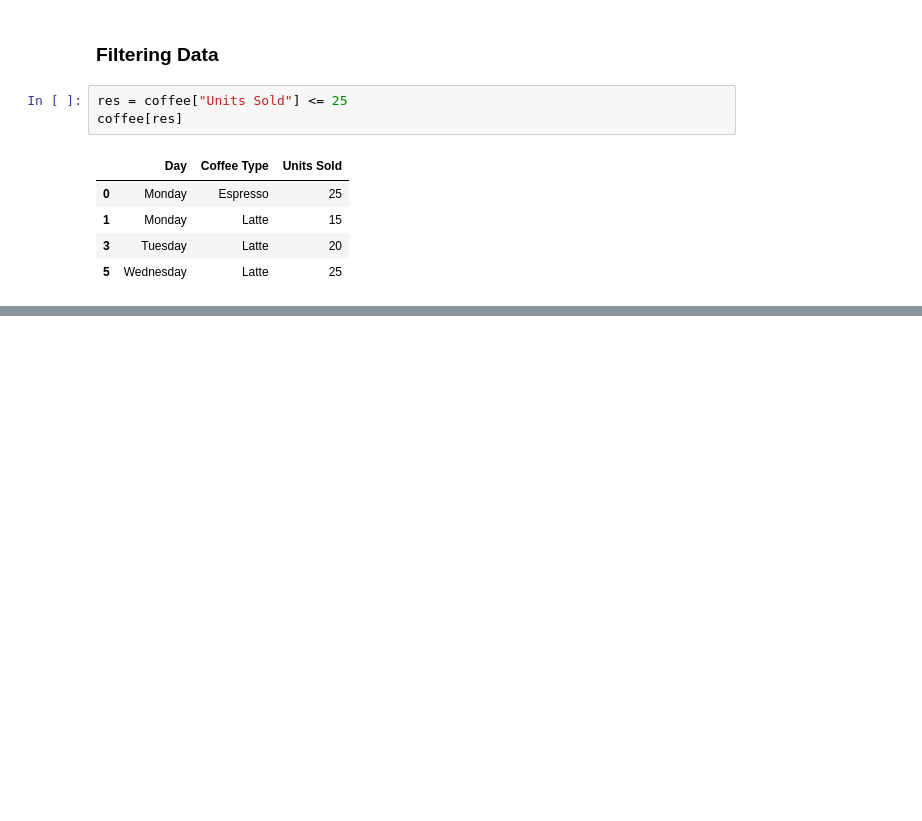
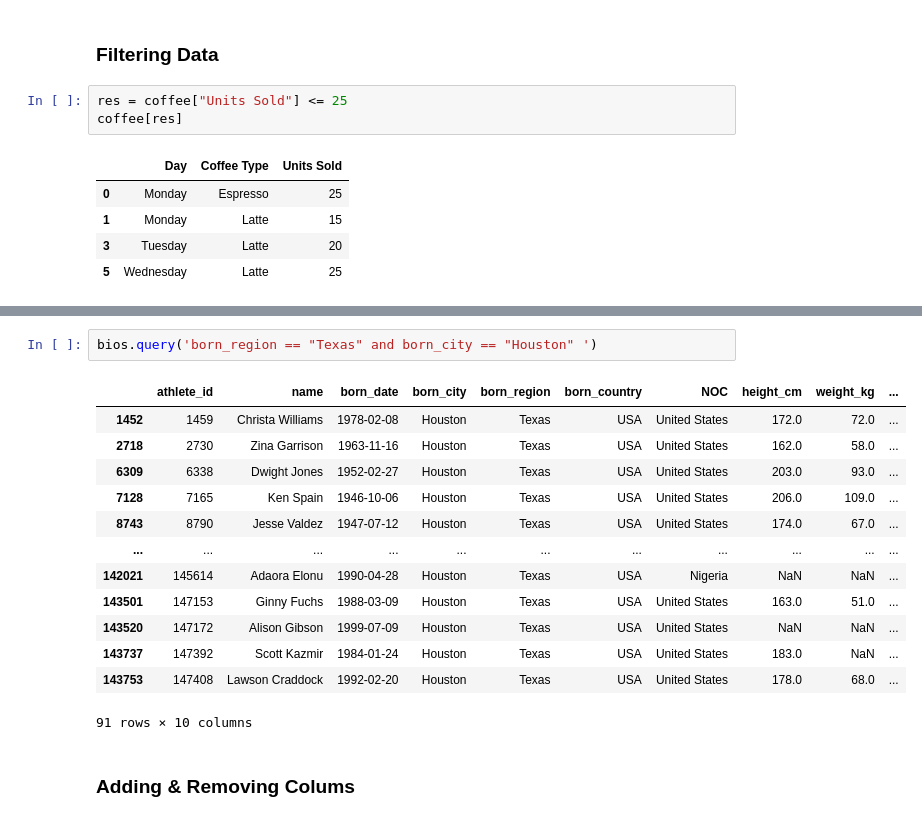
Before and after one commit to SHIVA6174/PyThon-Pandas-Course, a Jupyter notebook: Pandas.ipynb, the cells around one changed output, grey strips where cells are left out. Saved outputs shown, nothing was run; the diff lists cells and outputs as text; blank space fills up the shorter version.

```diff
--- a/Pandas.ipynb
+++ b/Pandas.ipynb
@@ -545,0 +625,18 @@ coffee[res]
+# %%
+bios.query('born_region == "Texas" and born_city == "Houston" ')
+# %% [output]
+|  | athlete_id | name | born_date | born_city | born_region | born_country | NOC | height_cm | weight_kg | ... |
+| 1452 | 1459 | Christa Williams | 1978-02-08 | Houston | Texas | USA | United States | 172.0 | 72.0 | ... |
+| 2718 | 2730 | Zina Garrison | 1963-11-16 | Houston | Texas | USA | United States | 162.0 | 58.0 | ... |
+| 6309 | 6338 | Dwight Jones | 1952-02-27 | Houston | Texas | USA | United States | 203.0 | 93.0 | ... |
+| 7128 | 7165 | Ken Spain | 1946-10-06 | Houston | Texas | USA | United States | 206.0 | 109.0 | ... |
+| 8743 | 8790 | Jesse Valdez | 1947-07-12 | Houston | Texas | USA | United States | 174.0 | 67.0 | ... |
+| ... | ... | ... | ... | ... | ... | ... | ... | ... | ... | ... |
+| 142021 | 145614 | Adaora Elonu | 1990-04-28 | Houston | Texas | USA | Nigeria | NaN | NaN | ... |
+| 143501 | 147153 | Ginny Fuchs | 1988-03-09 | Houston | Texas | USA | United States | 163.0 | 51.0 | ... |
+| 143520 | 147172 | Alison Gibson | 1999-07-09 | Houston | Texas | USA | United States | NaN | NaN | ... |
+| 143737 | 147392 | Scott Kazmir | 1984-01-24 | Houston | Texas | USA | United States | 183.0 | NaN | ... |
+| 143753 | 147408 | Lawson Craddock | 1992-02-20 | Houston | Texas | USA | United States | 178.0 | 68.0 | ... |
+91 rows × 10 columns
+# %% [markdown]
+### Adding & Removing Colums
```
Also changed, not shown: parts of 94 cells of this notebook, 1 other file.
